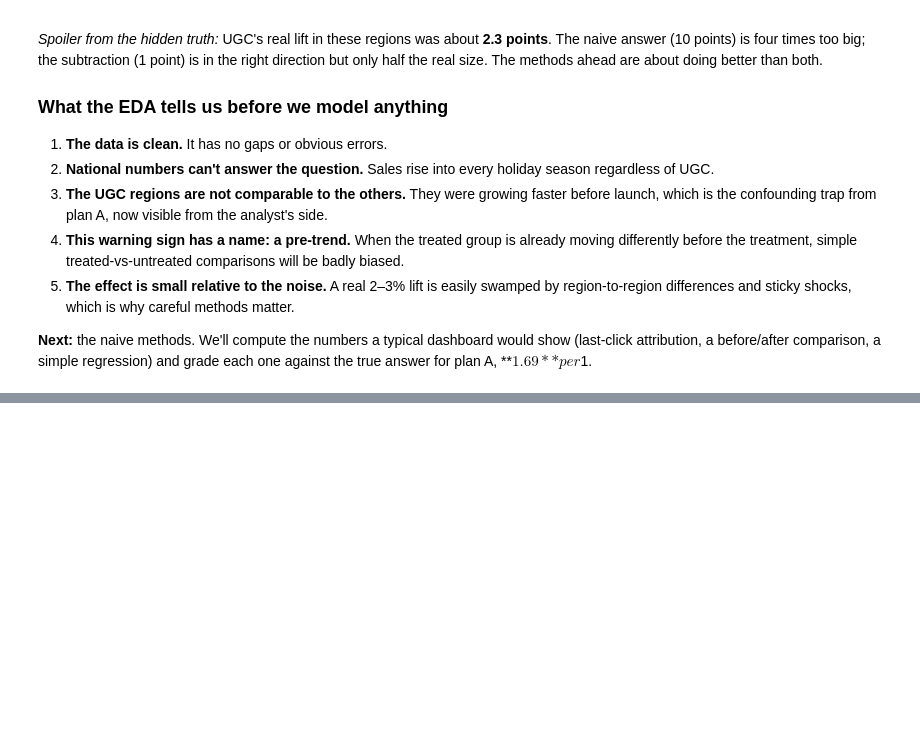
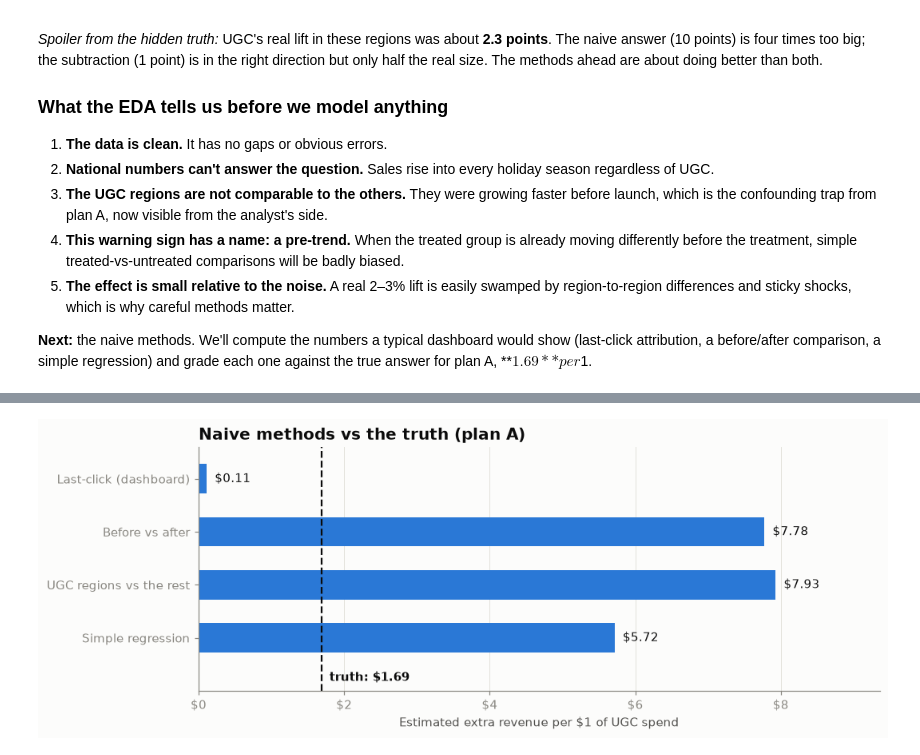
Before and after one commit to menni99/incrementality-mmm-lab, a Jupyter notebook: incrementality.ipynb, the cells around one changed output, grey strips where cells are left out. Drawn from its saved outputs; the diff is of its cells as text; code cells hidden in the pictures; blank space fills up the shorter version.

```diff
--- a/incrementality.ipynb
+++ b/incrementality.ipynb
@@ -808,0 +877,9 @@ A smarter move is to subtract the head start: 10.1 − 9.1 ≈ **1 point**. This
+# %%
+other_after = data.loc[after & ~treated, "sales"].sum()
+other_before = data.loc[year_before & ~treated, "sales"].sum()
+growth_ugc = sales_after / sales_before - 1
+growth_other = other_after / other_before - 1
+scoreboard["UGC regions vs the rest"] = (growth_ugc - growth_other) * sales_before / ugc_spend
+
+print(f"Growth: UGC regions {growth_ugc:+.1%}, other regions {growth_other:+.1%}, gap {growth_ugc - growth_other:+.1%}")
+print(f"Estimate: ${scoreboard['UGC regions vs the rest']:.2f} per $1")
@@ -808,0 +901,8 @@ A smarter move is to subtract the head start: 10.1 − 9.1 ≈ **1 point**. This
+# %%
+naive_model = smf.ols("sales ~ spend_search + spend_social + spend_ugc", data=data).fit()
+b, se = naive_model.params["spend_ugc"], naive_model.bse["spend_ugc"]
+scoreboard["Simple regression"] = b
+
+print(f"UGC: ${b:.2f} per $1 (95% confidence interval ${b - 1.96 * se:.2f} to ${b + 1.96 * se:.2f})")
+print(f"Search: ${naive_model.params['spend_search']:.2f} per $1 (truth ${true_iroas(panel_a, 'search'):.2f})")
+print(f"Social: ${naive_model.params['spend_social']:.2f} per $1 (truth ${true_iroas(panel_a, 'social'):.2f})")
@@ -808,0 +924,23 @@ A smarter move is to subtract the head start: 10.1 − 9.1 ≈ **1 point**. This
+# %%
+def plot_scoreboard(scores, truth, title):
+    names = list(scores)[::-1]
+    vals = [scores[n] for n in names]
+    fig, ax = plt.subplots(figsize=(10, 0.55 * len(names) + 1.4))
+    ax.barh(names, vals, color=style.SERIES[0], height=0.55)
+    ax.axvline(truth, color=style.INK, linewidth=1.5, linestyle="--")
+    ax.set_ylim(-1.0, len(names) - 0.4)
+    ax.text(truth, -0.75, f"  truth: ${truth:.2f}", color=style.INK, fontsize=10, va="center", fontweight="bold")
+    for i, v in enumerate(vals):
+        ax.text(v, i, f"  ${v:.2f}", va="center", fontsize=10, color=style.INK)
+    ax.set_xlim(0, max(vals + [truth]) * 1.18)
+    ax.xaxis.set_major_formatter(mticker.FormatStrFormatter("$%.0f"))
+    ax.set_xlabel("Estimated extra revenue per $1 of UGC spend")
+    ax.grid(axis="y", visible=False)
+    ax.grid(axis="x", visible=True)
+    ax.set_axisbelow(True)
+    ax.set_title(title)
+    plt.show()
+
+plot_scoreboard(scoreboard, truth_a, "Naive methods vs the truth (plan A)")
+# %% [output]
+[figure, added]
```
Also changed, not shown: parts of 13 cells of this notebook, 1 other file.
